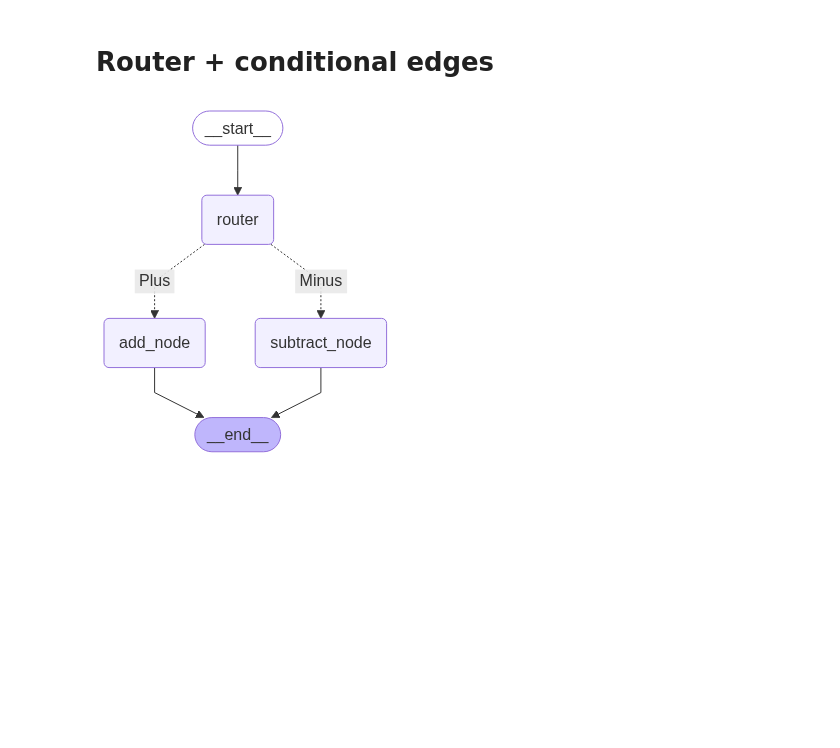
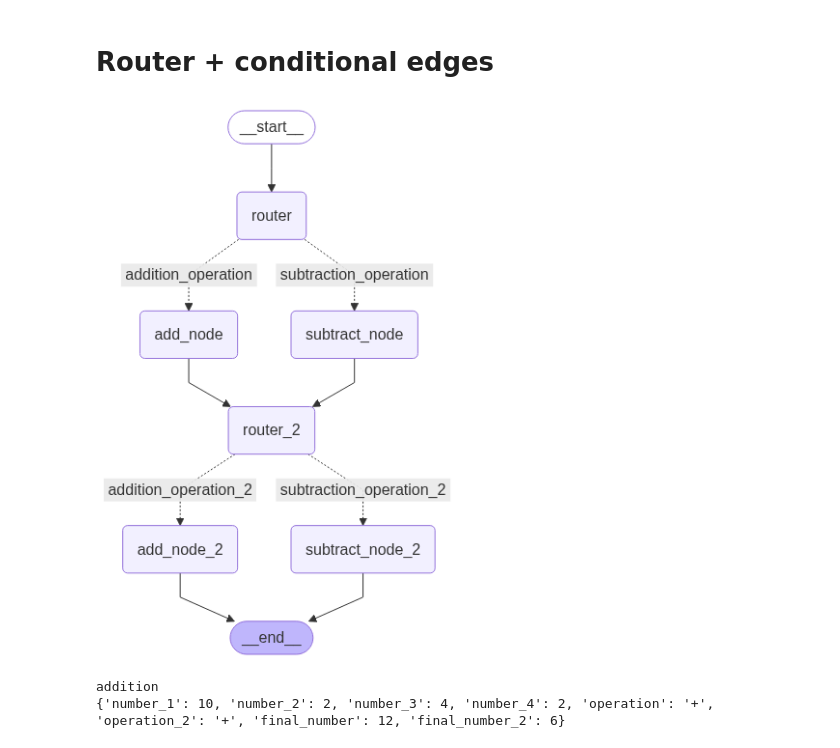
Before and after one commit to UselessEntity/langgraph_b4s1c, a Jupyter notebook: LangGraph_b4s1c.ipynb, the cells around one changed output. Saved outputs shown, nothing was run; the diff lists cells and outputs as text; code cells hidden in the pictures; blank space fills up the shorter version.

```diff
--- a/LangGraph_b4s1c.ipynb
+++ b/LangGraph_b4s1c.ipynb
@@ -332,5 +340,45 @@ app = graph.compile()
+# %%
+graph = StateGraph(MathState)
+
+graph.add_node("add_node", addition)
+graph.add_node("subtract_node", substraction)
+graph.add_node("router", lambda state:state) # Passthrough function
+
+graph.add_node("add_node_2", addition_2)
+graph.add_node("subtract_node_2", subtraction_2)
+graph.add_node("router_2", lambda state:state)
+# graph.add_node("router", decide_next_node)
+
+graph.add_edge(START, "router")
+
+graph.add_conditional_edges(
+    "router",
+    decide_next_node,
+    {
+        # Edge: Node
+        "addition_operation": "add_node",
+        "subtraction_operation": "subtract_node"
+    }
+)
+
+graph.add_edge("add_node", "router_2")
+graph.add_edge("subtract_node", "router_2")
+
+graph.add_conditional_edges(
+    "router_2",
+    decide_next_node_2,
+    {
+        "addition_operation_2": "add_node_2",
+        "subtraction_operation_2": "subtract_node_2"
+    }
+)
+
+graph.add_edge("add_node_2", END)
+graph.add_edge("subtract_node_2", END)
+
+math_app = graph.compile()
 # %%
 from IPython.display import Image, display
-display(Image(app.get_graph().draw_mermaid_png(max_retries=3, retry_delay=2.0)))
+display(Image(math_app.get_graph().draw_mermaid_png(max_retries=3, retry_delay=2.0)))
 # %% [output]
-[figure, old version]
+[figure, new version]
@@ -336,0 +420,6 @@ display(Image(app.get_graph().draw_mermaid_png(max_retries=3, retry_delay=2.0)))
+# %%
+initial_state = MathState(number_1 = 10, number_2 = 2, operation = "+", number_3 = 4, number_4 = 2, operation_2 = "+", final_number=0, final_number_2=0)
+print(math_app.invoke(initial_state))
+# %% [output]
+addition
+{'number_1': 10, 'number_2': 2, 'number_3': 4, 'number_4': 2, 'operation': '+', 'operation_2': '+', 'final_number': 12, 'final_number_2': 6}
```
Also changed, not shown: parts of 5 cells of this notebook.
